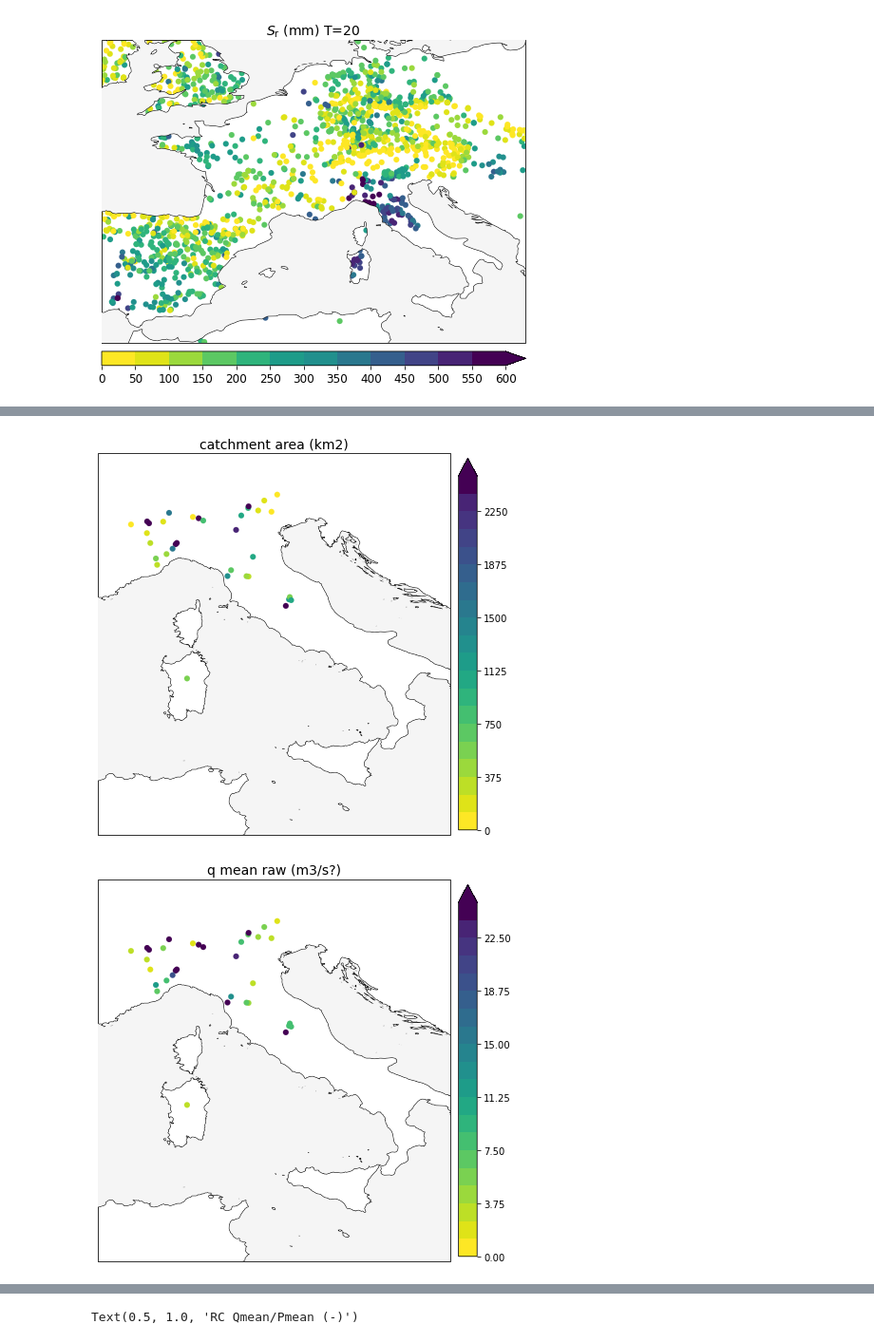
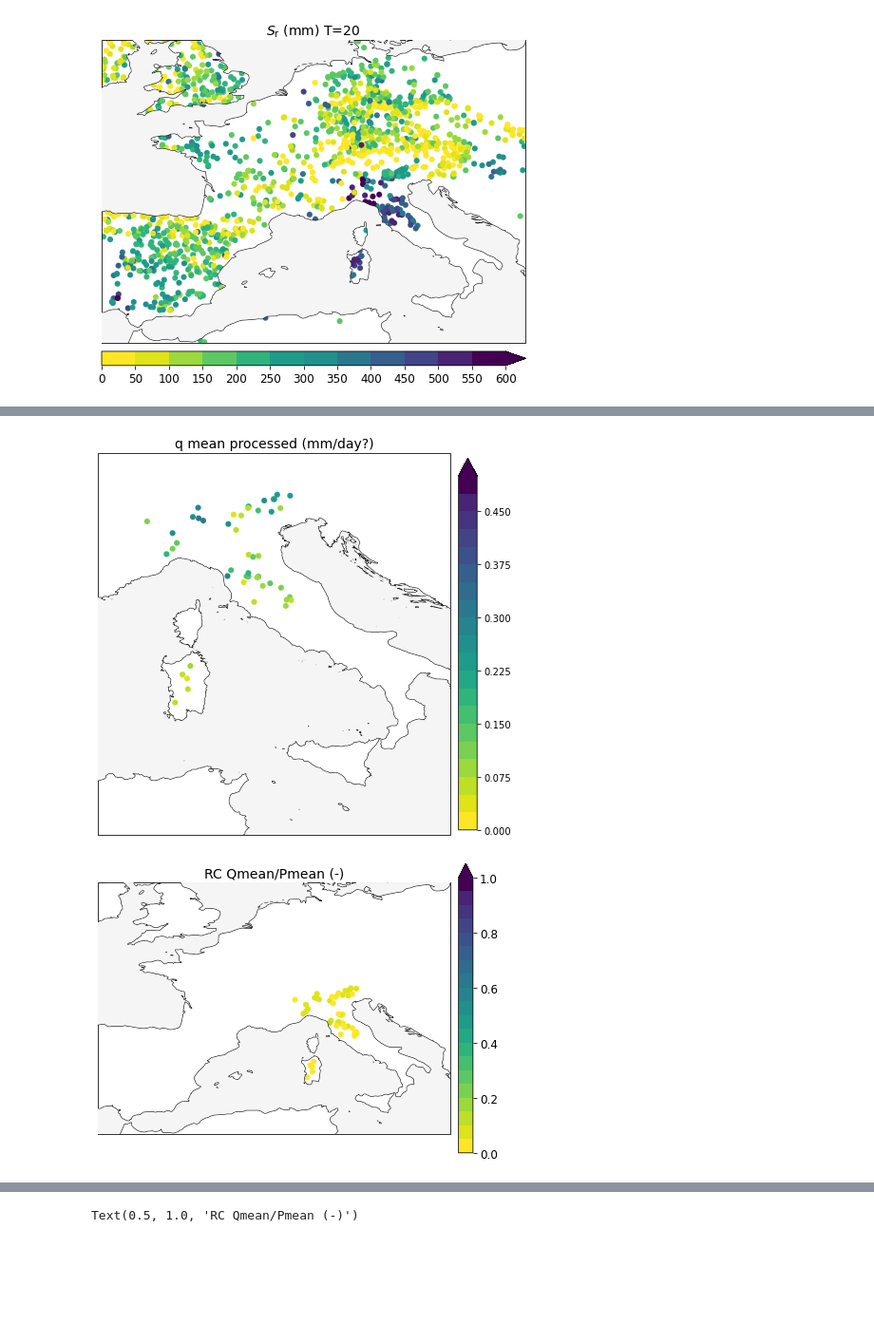
Before and after one commit to fvanoorschot/global_sr_module, a Jupyter notebook: check_it_catchments.ipynb, the cells around one changed output, grey strips where cells are left out. Shown at 95% size. Cells and saved outputs as stored; diff of their text form; code cells hidden in the pictures; blank space fills up the shorter version.

```diff
--- a/check_it_catchments.ipynb
+++ b/check_it_catchments.ipynb
@@ -113,0 +195,6 @@ array(['ITEMI002', 'ITEMI009', 'ITEMI017', 'ITEMI039', 'ITEMI043',
+# %%
+c=[]
+for catch_id in itlist:
+    if(os.path.exists(f'{work_dir3}/output/catchment_characteristics/gswp-p_gleam-ep_gswp-t/landscape/{catch_id}.csv')==True):
+        cc = pd.read_csv(f'{work_dir3}/output/catchment_characteristics/gswp-p_gleam-ep_gswp-t/landscape/{catch_id}.csv',index_col=0)
+        c.append(cc)
@@ -390,3 +550,7 @@ ax.set_title('$S_\mathrm{r}$ (mm) T=20',size=14)
 Text(0.5, 1.0, '$S_\\mathrm{r}$ (mm) T=20')
 [figure]
 [figure]
+# %%
+coo = pd.read_csv(f'{work_dir2}/master_characteristics_gswp-p_gleam-ep_gswp-t.csv',index_col=0)
+cd[['lat','lon']] = coo[['lat','lon']]
+cd
@@ -393,62 +575,43 @@ Text(0.5, 1.0, '$S_\\mathrm{r}$ (mm) T=20')
 # %%
-# Area
-cmap_vd2 = cm.get_cmap('viridis_r', 21)
-bounds = np.linspace(0,2500,21)
-bounds2 = np.linspace(0,2500,21)
-norm = mpl.colors.BoundaryNorm(bounds, cmap_vd2.N)
-
-fig = plt.figure(figsize=(8,8))
-ax = plt.axes(projection=ccrs.PlateCarree())
-ax.coastlines()
-ax.add_feature(cartopy.feature.OCEAN, zorder=100,facecolor='whitesmoke', edgecolor='k',linewidth=0.1)
-ax.set_global()
-ax.set_xlim(6,18)
-ax.set_ylim(35,48)
-s = ax.scatter(co.lon,co.lat,c=co['area_calc'],cmap=cmap_vd2, norm=norm,edgecolors='face',marker='o',linewidths=0.1)
-cbar = plt.colorbar(s, orientation='vertical', label='',spacing='proportional',extend='max', pad=0.02, norm=norm,shrink=0.9)
-ax.set_title('catchment area (km2)',size=14)
-fig.savefig(f'{work_dir2}/area_fig.jpg', bbox_inches='tight',dpi=300)
-
-# Q mean raw
-cmap_vd2 = cm.get_cmap('viridis_r', 21)
-bounds = np.linspace(0,25,21)
-bounds2 = np.linspace(0,25,21)
-norm = mpl.colors.BoundaryNorm(bounds, cmap_vd2.N)
-
-fig = plt.figure(figsize=(8,8))
-ax = plt.axes(projection=ccrs.PlateCarree())
-ax.coastlines()
-ax.add_feature(cartopy.feature.OCEAN, zorder=100,facecolor='whitesmoke', edgecolor='k',linewidth=0.1)
-ax.set_global()
-# ax.set_xlim(-180,180)
-# ax.set_ylim(-60,90)
-ax.set_xlim(6,18)
-ax.set_ylim(35,48)
-s = ax.scatter(co.lon,co.lat,c=co['q_mean_raw'],cmap=cmap_vd2, norm=norm,edgecolors='face',marker='o',linewidths=0.1)
-cbar = plt.colorbar(s, orientation='vertical', label='',spacing='proportional',extend='max', pad=0.02, norm=norm,shrink=0.9)
-ax.set_title('q mean raw (m3/s?)',size=14)
-fig.savefig(f'{work_dir2}/qraw_fig.jpg', bbox_inches='tight',dpi=300)
-
-
 # Q mean processed
 cmap_vd2 = cm.get_cmap('viridis_r', 21)
 bounds = np.linspace(0,0.5,21)
 bounds2 = np.linspace(0,0.5,21)
 norm = mpl.colors.BoundaryNorm(bounds, cmap_vd2.N)
 
 fig = plt.figure(figsize=(8,8))
 ax = plt.axes(projection=ccrs.PlateCarree())
 ax.coastlines()
 ax.add_feature(cartopy.feature.OCEAN, zorder=100,facecolor='whitesmoke', edgecolor='k',linewidth=0.1)
 ax.set_global()
 # ax.set_xlim(-180,180)
 # ax.set_ylim(-60,90)
 ax.set_xlim(6,18)
 ax.set_ylim(35,48)
-s = ax.scatter(co.lon,co.lat,c=co['q_mean_mmday'],cmap=cmap_vd2, norm=norm,edgecolors='face',marker='o',linewidths=0.1)
+s = ax.scatter(cd.lon,cd.lat,c=cd['q_mean'],cmap=cmap_vd2, norm=norm,edgecolors='face',marker='o',linewidths=0.1)
 cbar = plt.colorbar(s, orientation='vertical', label='',spacing='proportional',extend='max', pad=0.02, norm=norm,shrink=0.9)
 ax.set_title('q mean processed (mm/day?)',size=14)
 fig.savefig(f'{work_dir2}/qprocessed_fig.jpg', bbox_inches='tight',dpi=300)
+
+#RC
+rc = cd.q_mean/cd.p_mean
+cmap_vd2 = cm.get_cmap('viridis_r', 21)
+bounds = np.linspace(0,1,21)
+bounds2 = np.linspace(0,1,6)
+norm = mpl.colors.BoundaryNorm(bounds, cmap_vd2.N)
+
+fig = plt.figure(figsize=(8,8))
+ax = plt.axes(projection=ccrs.PlateCarree())
+ax.coastlines()
+ax.add_feature(cartopy.feature.OCEAN, zorder=100,facecolor='whitesmoke', edgecolor='k',linewidth=0.1)
+ax.set_global()
+ax.set_xlim(-8,20)
+ax.set_ylim(35,55)
+s = ax.scatter(cd.lon,cd.lat,c=rc,cmap=cmap_vd2, norm=norm,edgecolors='face',marker='o',linewidths=0.1)
+cbar = plt.colorbar(s, orientation='vertical', label='',spacing='proportional',extend='max', pad=0.02,shrink=0.7, norm=norm,ticks=bounds2)
+cbar.ax.tick_params(labelsize=12)
+ax.set_title('RC Qmean/Pmean (-)',size=14)
+fig.savefig(f'{work_dir2}/rc_fig.jpg', bbox_inches='tight',dpi=300)
 # %% [output]
-[figure, old version]
+[figure, new version]
-[figure, old version]
+[figure, new version]
```
Also changed, not shown: parts of 25 cells of this notebook, 7 other files.
